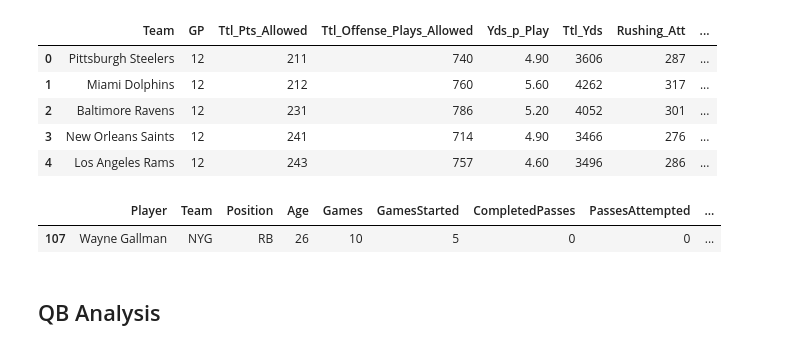
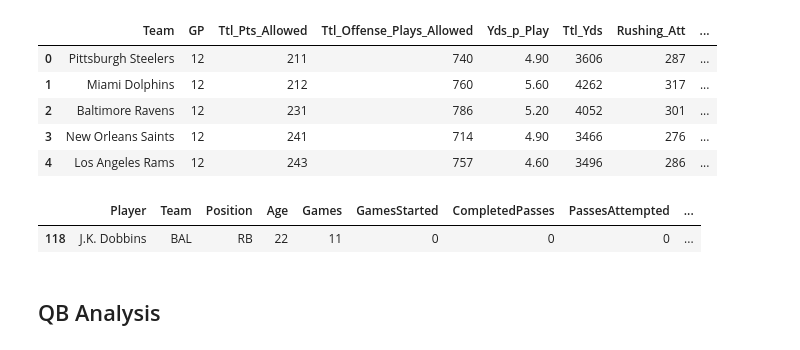
Before and after one commit to mcerow/fantasy_football, a Jupyter notebook: week13/Week13_DataAnalysis.ipynb, the cells around one changed output. Saved outputs shown, nothing was run; the diff lists cells and outputs as text; code cells hidden in the pictures.

```diff
--- a/week13/Week13_DataAnalysis.ipynb
+++ b/week13/Week13_DataAnalysis.ipynb
@@ -172,8 +172,8 @@ defense.head()
 | 3 | New Orleans Saints | 12 | 241 | 714 | 4.90 | 3466 | 276 | ... |
 | 4 | Los Angeles Rams | 12 | 243 | 757 | 4.60 | 3496 | 286 | ... |
 # %%
-offense[offense['Player'] == "Wayne Gallman"]
+offense[offense['Player'] == "J.K. Dobbins"]
 # %% [output]
 |  | Player | Team | Position | Age | Games | GamesStarted | CompletedPasses | PassesAttempted | ... |
-| 107 | Wayne Gallman | NYG | RB | 26 | 10 | 5 | 0 | 0 | ... |
+| 118 | J.K. Dobbins | BAL | RB | 22 | 11 | 0 | 0 | 0 | ... |
 # %%
```
Also changed, not shown: parts of 1 cell of this notebook.
